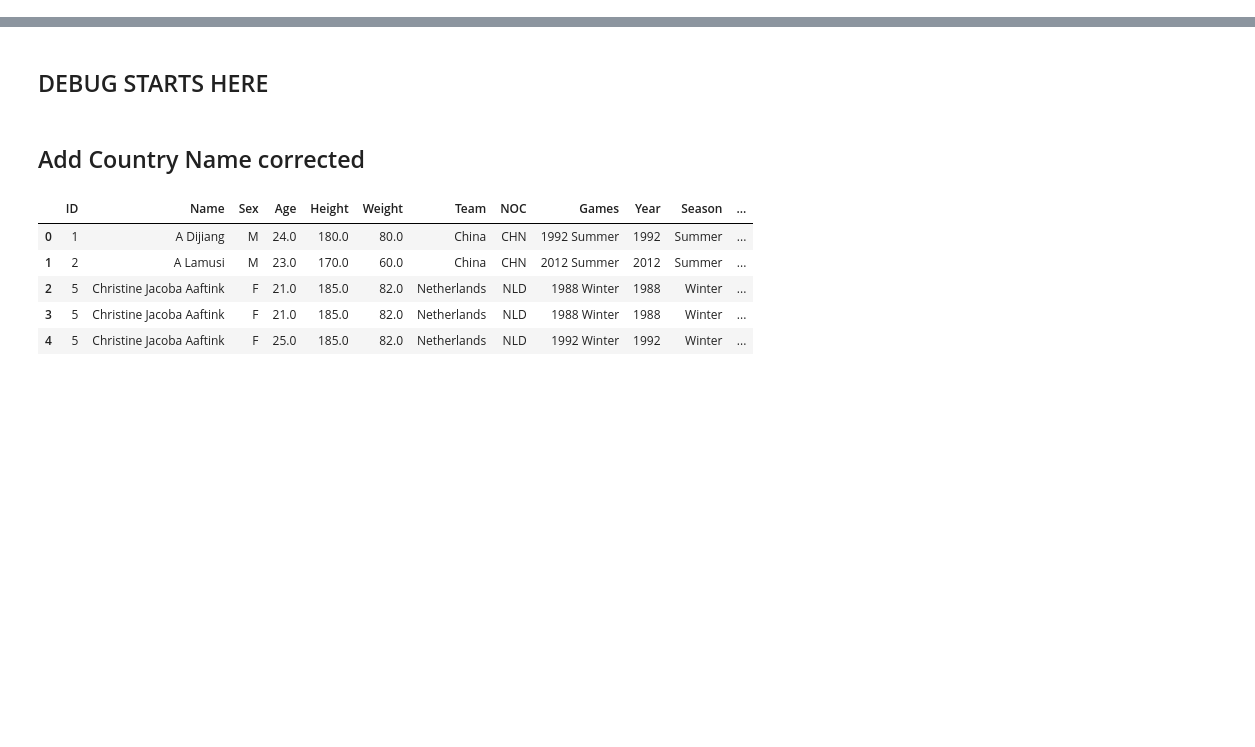
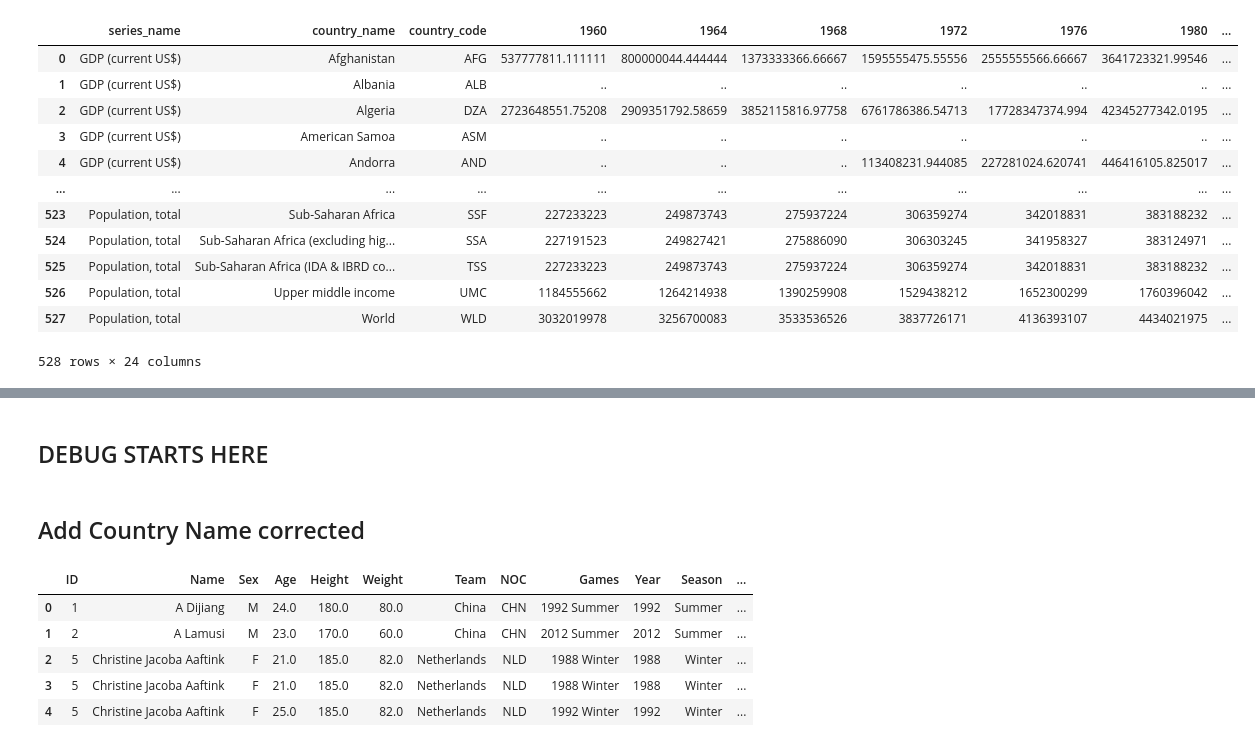
Before and after one commit to hanesy/olympics_dash, a Jupyter notebook: data_exploration.ipynb, the cells around one changed output, grey strips where cells are left out. Cells and saved outputs as stored; diff of their text form; code cells hidden in the pictures; blank space fills up the shorter version.

```diff
--- a/data_exploration.ipynb
+++ b/data_exploration.ipynb
@@ -26,22 +26,39 @@ df_pop_gdp_orig = pd.read_csv(pop_gdp_file)
 # %%
 # clean worldbank data
 df_pop_gdp = df_pop_gdp_orig
 df_pop_gdp = df_pop_gdp.drop(columns = ['Series Code'], axis =1)
 df_pop_gdp = df_pop_gdp.rename(
     columns={
         "Series Name": "series_name",
         "Country Name": "country_name",
         "Country Code": "country_code"})
 
 df_pop_gdp.columns = df_pop_gdp.columns.str.split(' ').str[0].tolist()
 
 keep_columns = ['series_name', 'country_name', 'country_code']
 event_years = df_events_orig.Year.unique().astype(str)
 
 for i in event_years:
     keep_columns.append(i)
 
 df_pop_gdp = df_pop_gdp[df_pop_gdp.columns.intersection(keep_columns)]
 
 df_gdp = df_pop_gdp.loc[df_pop_gdp["series_name"] == "GDP (current US$)"]
 df_pop = df_pop_gdp.loc[df_pop_gdp["series_name"] == "Population, total"]
+
+df_pop_gdp_new = df_pop_gdp.loc[(df_pop_gdp["series_name"] == "GDP (current US$)") | (df_pop_gdp["series_name"] == "Population, total")]
+df_pop_gdp_new
+# %% [output]
+|  | series_name | country_name | country_code | 1960 | 1964 | 1968 | 1972 | 1976 | 1980 | ... |
+| 0 | GDP (current US$) | Afghanistan | AFG | 537777811.111111 | 800000044.444444 | 1373333366.66667 | 1595555475.55556 | 2555555566.66667 | 3641723321.99546 | ... |
+| 1 | GDP (current US$) | Albania | ALB | .. | .. | .. | .. | .. | .. | ... |
+| 2 | GDP (current US$) | Algeria | DZA | 2723648551.75208 | 2909351792.58659 | 3852115816.97758 | 6761786386.54713 | 17728347374.994 | 42345277342.0195 | ... |
+| 3 | GDP (current US$) | American Samoa | ASM | .. | .. | .. | .. | .. | .. | ... |
+| 4 | GDP (current US$) | Andorra | AND | .. | .. | .. | 113408231.944085 | 227281024.620741 | 446416105.825017 | ... |
+| ... | ... | ... | ... | ... | ... | ... | ... | ... | ... | ... |
+| 523 | Population, total | Sub-Saharan Africa | SSF | 227233223 | 249873743 | 275937224 | 306359274 | 342018831 | 383188232 | ... |
+| 524 | Population, total | Sub-Saharan Africa (excluding hig... | SSA | 227191523 | 249827421 | 275886090 | 306303245 | 341958327 | 383124971 | ... |
+| 525 | Population, total | Sub-Saharan Africa (IDA & IBRD co... | TSS | 227233223 | 249873743 | 275937224 | 306359274 | 342018831 | 383188232 | ... |
+| 526 | Population, total | Upper middle income | UMC | 1184555662 | 1264214938 | 1390259908 | 1529438212 | 1652300299 | 1760396042 | ... |
+| 527 | Population, total | World | WLD | 3032019978 | 3256700083 | 3533536526 | 3837726171 | 4136393107 | 4434021975 | ... |
+528 rows × 24 columns
```
Also changed, not shown: parts of 28 cells of this notebook, 1 other file.
